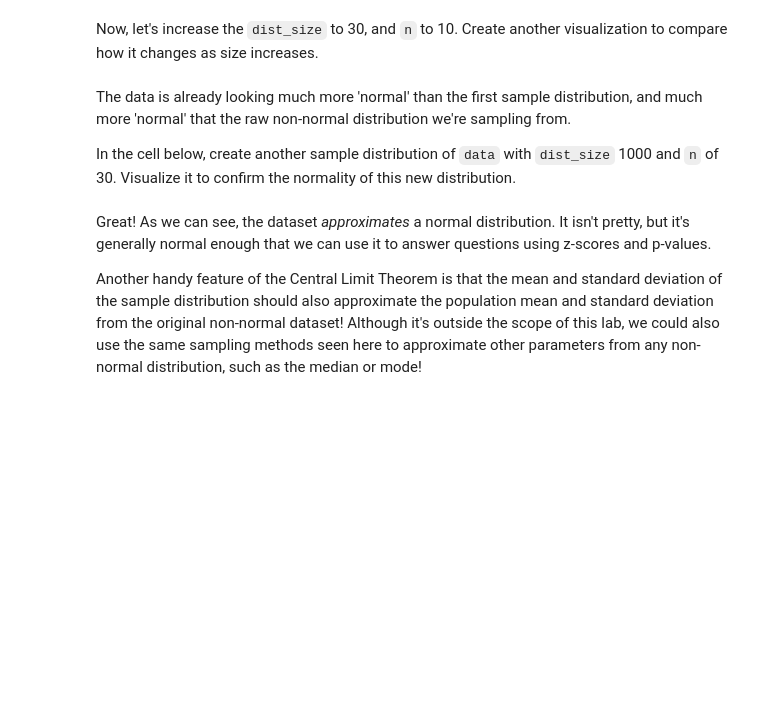
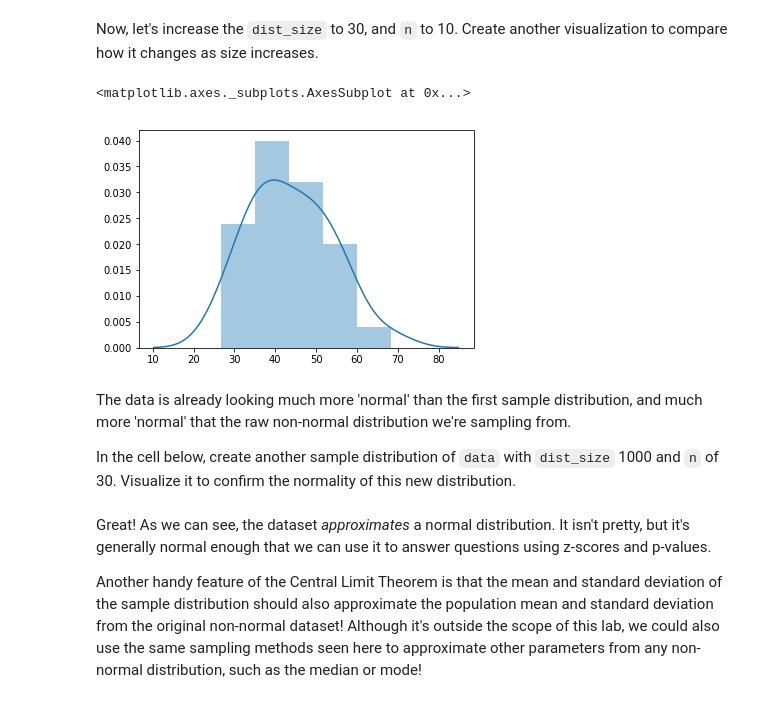
Before and after one commit to elenasm7/dsc-2-19-13-central-limit-theorem-lab-nyc-ds-career-012819, a Jupyter notebook: index.ipynb, the cells around one changed output. Drawn from its saved outputs; the diff is of its cells as text; code cells hidden in the pictures; blank space fills up the shorter version.

```diff
--- a/index.ipynb
+++ b/index.ipynb
@@ -122,7 +123,10 @@ NameError: name 'distplot' is not defined
 Now, let's increase the `dist_size` to 30, and `n` to 10.  Create another visualization to compare how it changes as size increases.
 # %%
 test_sample_dist_1 = create_sample_distribution(s,dist_size=30,n=10)
-distplot(test_sample_dist_1)
+sns.distplot(test_sample_dist_1)
+# %% [output]
+<matplotlib.axes._subplots.AxesSubplot at 0x...>
+[figure, added]
 # %% [markdown]
 The data is already looking much more 'normal' than the first sample distribution, and much more 'normal' that the raw non-normal distribution we're sampling from.
 
```
Also changed, not shown: parts of 2 cells of this notebook.
